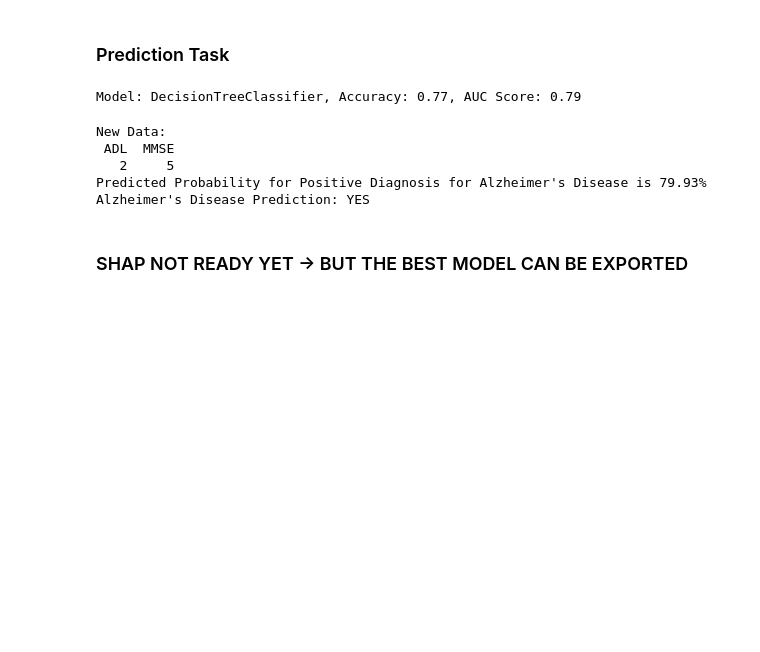
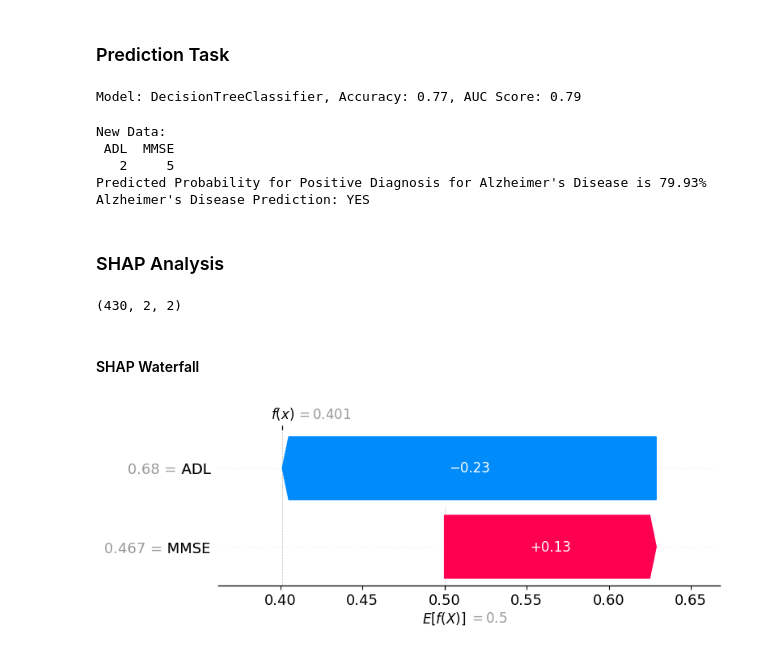
Before and after one commit to ggryschek/NK_SS_DashBoard, a Jupyter notebook: analysis/NK_SS_Predictive_Analysis.ipynb, the cells around one changed output. Drawn from its saved outputs; the diff is of its cells as text; code cells hidden in the pictures; blank space fills up the shorter version.

Commit message:
SHAP Update on Predictive Notebook

```diff
--- a/analysis/NK_SS_Predictive_Analysis.ipynb
+++ b/analysis/NK_SS_Predictive_Analysis.ipynb
@@ -849,5 +855,30 @@ New Data:
    2     5
 Predicted Probability for Positive Diagnosis for Alzheimer's Disease is 79.93%
 Alzheimer's Disease Prediction: YES
-# %% [markdown]
-### SHAP NOT READY YET -> BUT THE BEST MODEL CAN BE EXPORTED
+# %% [markdown]
+### SHAP Analysis
+# %%
+import shap
+
+# Create a SHAP explainer object for a decision tree model
+explainer = shap.TreeExplainer(loaded_model)
+
+# Calculate SHAP values for the test set
+shap_values = explainer(X_test_filtered)
+
+# Check the structure of SHAP values to see how many outputs/classes there are
+print(shap_values.shape)
+
+# If `shap_values` has more than one class, select the SHAP values for class 1 (positive class)
+# Typically, shap_values contains SHAP values for both classes in a binary classifier (negative and positive)
+# We want to extract the values for the positive class, which are usually stored in `shap_values.values[:,:,1]`
+shap_values_class1 = shap_values[..., 1]  # Extract SHAP values for class 1 (positive class)
+# %% [output]
+(430, 2, 2)
+# %% [markdown]
+#### SHAP Waterfall
+# %%
+# Visualize SHAP values for the first prediction (single instance)
+shap.plots.waterfall(shap_values_class1[0])  # Visualize for the first instance
+# %% [output]
+[figure, added]
```
Also changed, not shown: parts of 13 cells of this notebook.
